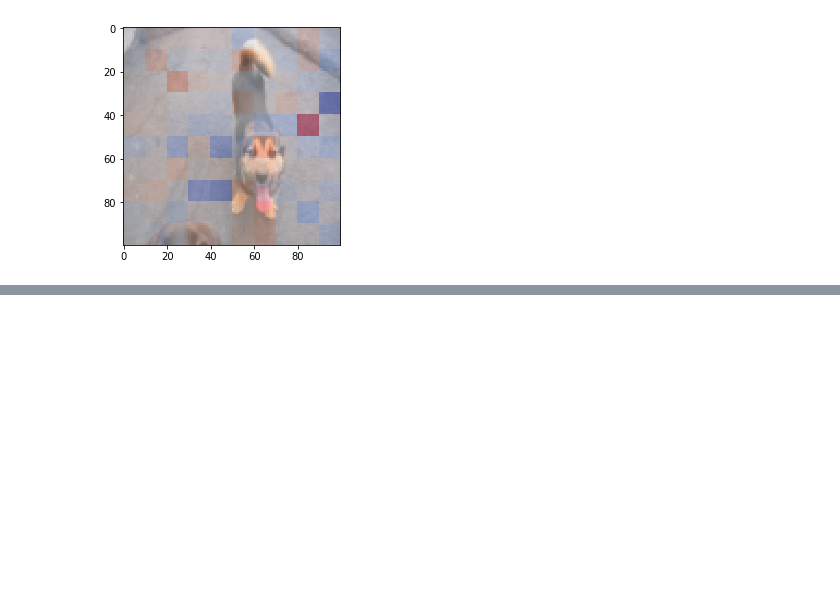
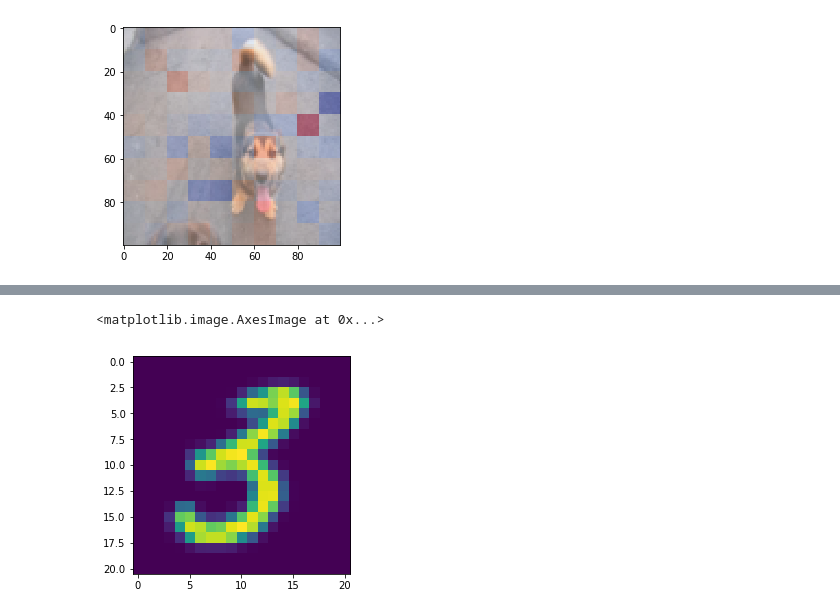
Before and after one commit to lhayne/ImageShap, a Jupyter notebook: presentation.ipynb, the cells around one changed output, grey strips where cells are left out. Saved outputs shown, nothing was run; the diff lists cells and outputs as text; code cells hidden in the pictures; blank space fills up the shorter version.

```diff
--- a/presentation.ipynb
+++ b/presentation.ipynb
@@ -96,0 +137,5 @@ ax[1].imshow(cat_dataset.X_train[0].reshape((100,100,3)))
+# %%
+plt.imshow(dataset.X_train[8].reshape((21,21)))
+# %% [output]
+<matplotlib.image.AxesImage at 0x...>
+[figure, added]
```
Also changed, not shown: parts of 9 cells of this notebook, 15 other files.
